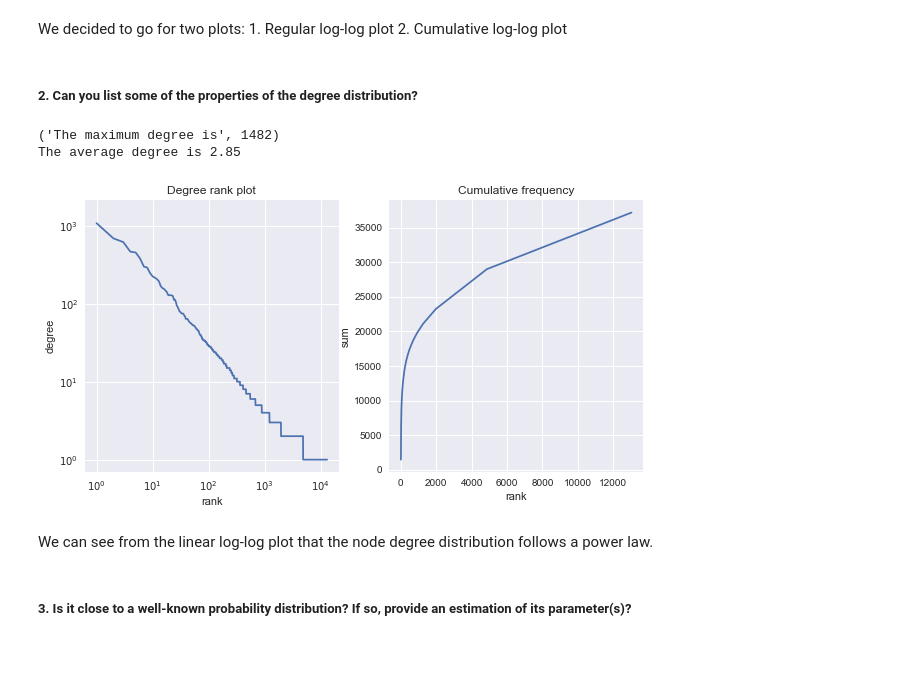
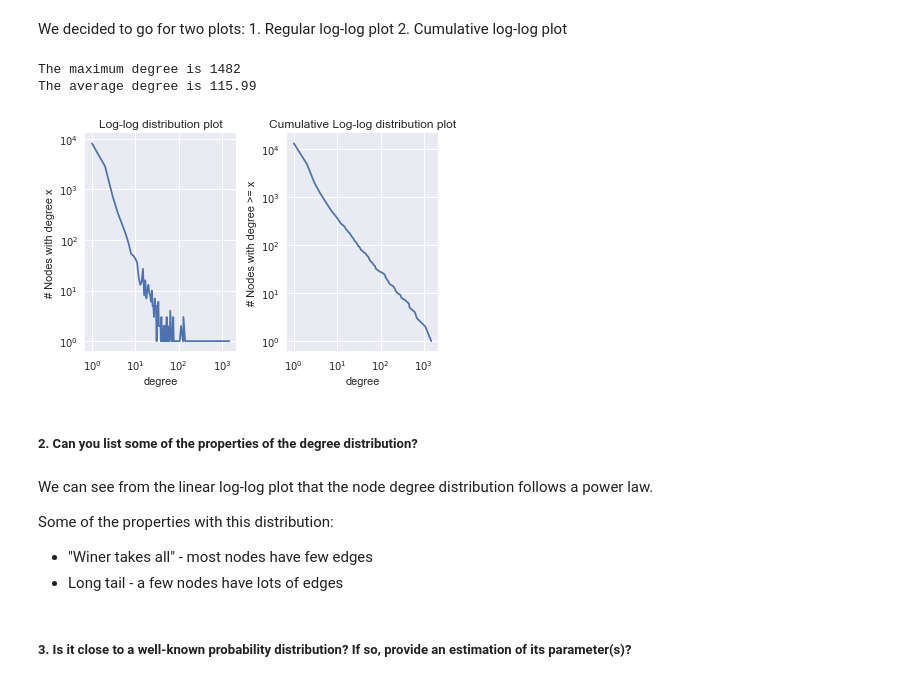
Before and after one commit to aurlien/friendship_paradox, a Jupyter notebook: lab2/notebooks/ix-lab2-notebook-part1.ipynb, the cells around one changed output. Drawn from its saved outputs; the diff is of its cells as text; code cells hidden in the pictures; blank space fills up the shorter version.

```diff
--- a/lab2/notebooks/ix-lab2-notebook-part1.ipynb
+++ b/lab2/notebooks/ix-lab2-notebook-part1.ipynb
@@ -81,25 +82,38 @@ We decided to go for two plots:
     2. Cumulative log-log plot
 # %%
 def node_degree_distribution(graph):
-    degrees = sorted(graph.degree().values(), reverse=True)
-    cumulative_sum = np.cumsum(degrees)
+    counts = Counter(G1.degree().values())
+    degrees = sorted(counts.keys(), reverse=True)
+    degree_counts = [counts[deg] for deg in degrees]
+    cumsums = np.cumsum(degree_counts)
 
     print("The maximum degree is", max(degrees))
     print("The average degree is {:.2f}".format(np.mean(degrees)))
 
 
-    plt.figure(figsize=(10,5))
     plt.subplot(1, 2, 1)
-    plt.loglog(degrees)
-    plt.title("Degree rank plot")
-    plt.ylabel("degree")
-    plt.xlabel("rank")
+    plt.title("Log-log distribution plot")
+    plt.xlabel("Degree")
+    plt.ylabel("# Nodes with degree x")
+    plt.xlabel("degree")
+    plt.loglog(degrees, degree_counts)
 
     plt.subplot(1, 2, 2)
-    plt.title("Cumulative frequency")
-    plt.ylabel("sum")
-    plt.xlabel("rank")
-    plt.plot(cumulative_sum)
+    plt.title("Cumulative Log-log distribution plot")
+    plt.xlabel("Degree")
+    plt.ylabel("# Nodes with degree >= x")
+    plt.xlabel("degree")
+    plt.loglog(degrees, cumsums)
+
+    plt.tight_layout()
     plt.show()
+
+    return degrees, degree_counts, cumsums
+# %%
+degrees, counts, cumsums = node_degree_distribution(G1)
+# %% [output]
+The maximum degree is 1482
+The average degree is 115.99
+[figure, added]
 # %% [markdown]
 ##### 2. Can you list some of the properties of the degree distribution?
@@ -108,10 +120,9 @@ def node_degree_distribution(graph):
-# %%
-node_degree_distribution(G1)
-# %% [output]
-('The maximum degree is', 1482)
-The average degree is 2.85
-[figure, removed]
 # %% [markdown]
 We can see from the linear log-log plot that the node degree distribution follows a power law.
+
+Some of the properties with this distribution:
+
+- "Winer takes all" - most nodes have few edges
+- Long tail - a few nodes have lots of edges
 # %% [markdown]
 ##### 3. Is it close to a well-known probability distribution? If so, provide an estimation of its parameter(s)?
```
Also changed, not shown: parts of 16 cells of this notebook, 2 other files.
